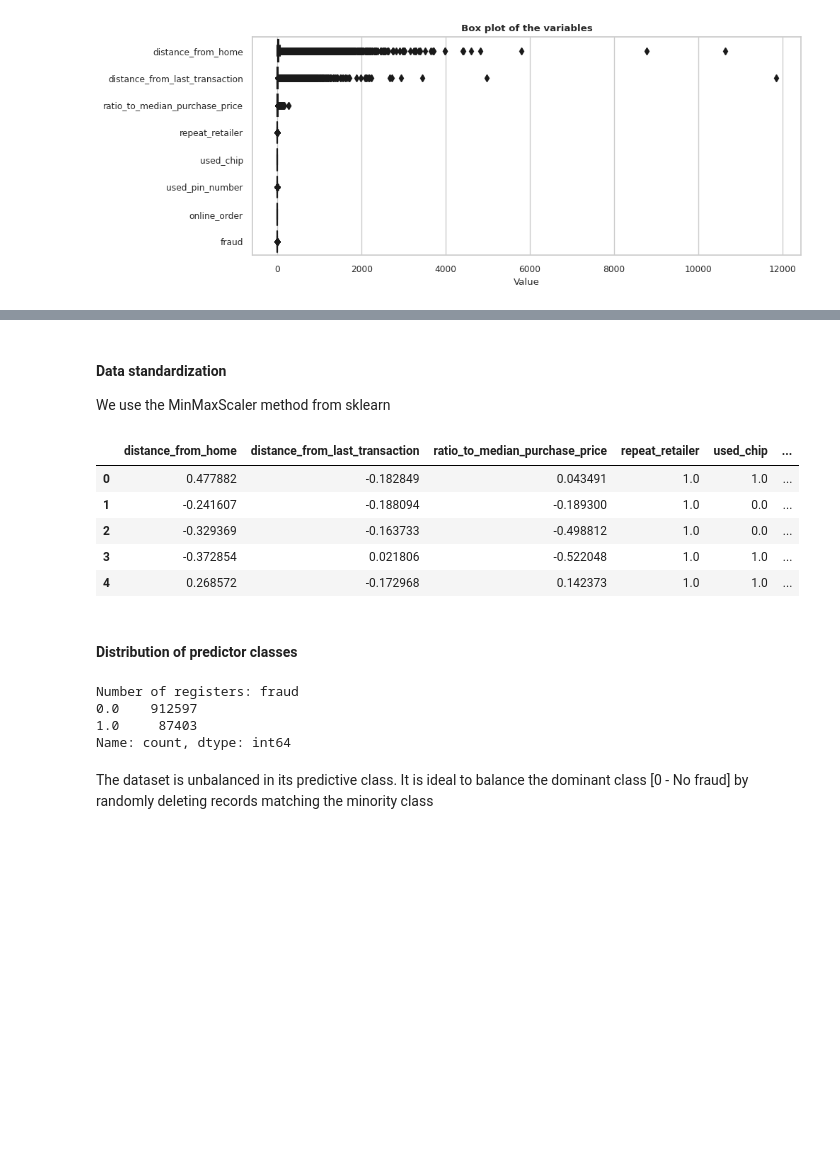
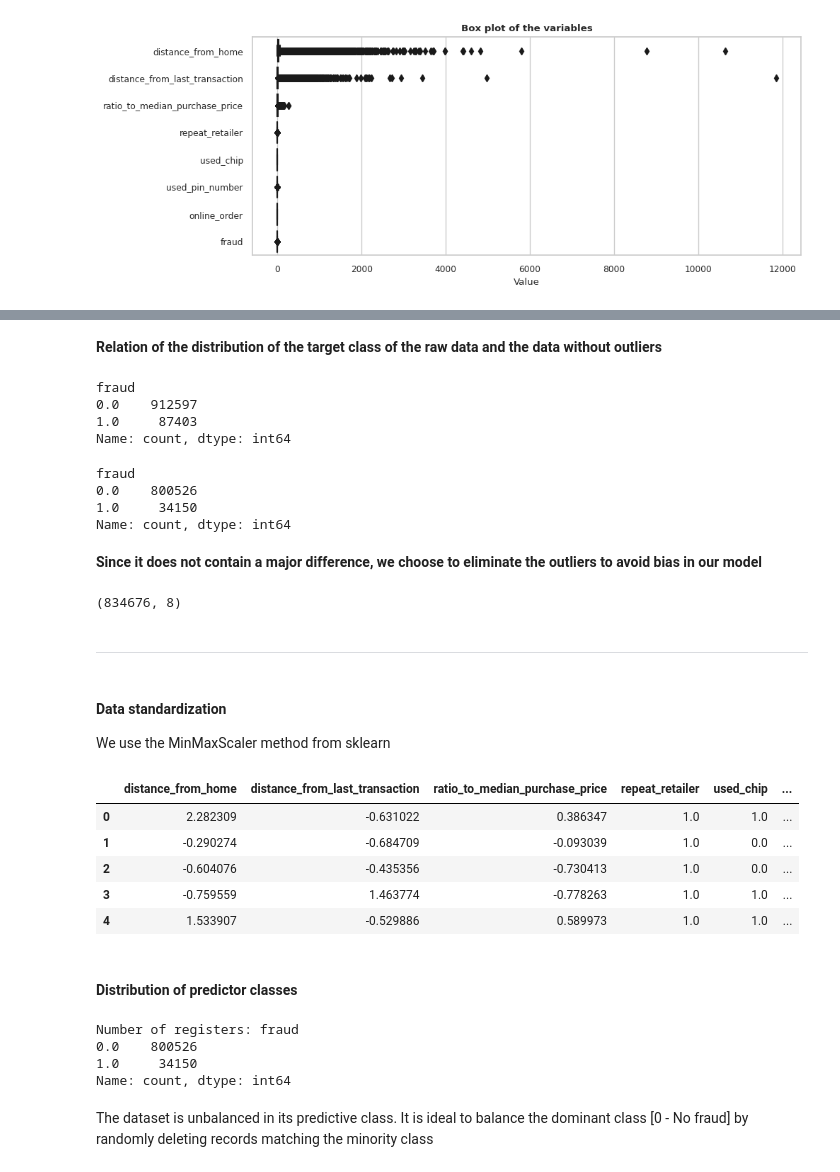
Before and after one commit to William-CCS96/Credit-card-fraud-predictive-model-with_decision_tree_and_random_forest, a Jupyter notebook: notebooks/0.0-credit_card_fraud_predictive_model_with_decision_tree_and_random_forest-introduction.ipynb, the cells around one changed output, grey strips where cells are left out. Cells and saved outputs as stored; diff of their text form; code cells hidden in the pictures; blank space fills up the shorter version.

Commit message:
modify data frame to model

```diff
--- a/notebooks/0.0-credit_card_fraud_predictive_model_with_decision_tree_and_random_forest-introduction.ipynb
+++ b/notebooks/0.0-credit_card_fraud_predictive_model_with_decision_tree_and_random_forest-introduction.ipynb
@@ -184,0 +185,12 @@ The variables with the highest outlier values are those related to distances. Th
+# %%
+def value_iqr(df, variable):
+      q1 = round(df[variable].quantile(q = 0.25),2)
+      q3 = round(df[variable].quantile(q = 0.75), 2)
+      IQR = q3 - q1
+
+      upper_limit = round(q3 + 3 * IQR , 2)
+      return upper_limit
+
+upper_limit_distance_from_home = value_iqr(df, "distance_from_home")
+upper_limit_distance_from_last_transaction = value_iqr(df, "distance_from_last_transaction")
+upper_limit_ratio_to_median_purchase_price = value_iqr(df, "ratio_to_median_purchase_price")
@@ -185,29 +245,58 @@ The variables with the highest outlier values are those related to distances. Th
+# %% [markdown]
+**Relation of the distribution of the target class of the raw data and the data without outliers**
+# %%
+# Raw data
+df["fraud"].value_counts()
+# %% [output]
+fraud
+0.0    912597
+1.0     87403
+Name: count, dtype: int64
+# %%
+# Data without outliers
+df[(df["distance_from_home"] < upper_limit_distance_from_home) & (df["distance_from_last_transaction"] < upper_limit_distance_from_last_transaction)
+   & (df["ratio_to_median_purchase_price"] < upper_limit_ratio_to_median_purchase_price)]["fraud"].value_counts()
+# %% [output]
+fraud
+0.0    800526
+1.0     34150
+Name: count, dtype: int64
+# %% [markdown]
+**Since it does not contain a major difference, we choose to eliminate the outliers to avoid bias in our model**
+# %%
+df_clean = df[(df["distance_from_home"] < upper_limit_distance_from_home) & (df["distance_from_last_transaction"] < upper_limit_distance_from_last_transaction)
+   & (df["ratio_to_median_purchase_price"] < upper_limit_ratio_to_median_purchase_price)]
+df_clean.shape
+# %% [output]
+(834676, 8)
+# %% [markdown]
+___
 # %% [markdown]
 #### Data standardization
 We use the MinMaxScaler method from sklearn
 # %%
 scaler = StandardScaler()
 columns_scaled = ['distance_from_home', 'distance_from_last_transaction', 'ratio_to_median_purchase_price']
 
-df_processing_scaler = scaler.fit_transform(df[columns_scaled])
+df_processing_scaler = scaler.fit_transform(df_clean[columns_scaled])
 df_processing_scaler = pd.DataFrame(df_processing_scaler, columns=columns_scaled)
-df_processing_scaler = pd.concat([df_processing_scaler, df.drop(columns_scaled, axis=1)], axis=1)
+df_processing_scaler = pd.concat([df_processing_scaler, df_clean.drop(columns_scaled, axis=1)], axis=1)
 df_processing_scaler.head()
 # %% [output]
 |  | distance_from_home | distance_from_last_transaction | ratio_to_median_purchase_price | repeat_retailer | used_chip | ... |
-| 0 | 0.477882 | -0.182849 | 0.043491 | 1.0 | 1.0 | ... |
-| 1 | -0.241607 | -0.188094 | -0.189300 | 1.0 | 0.0 | ... |
-| 2 | -0.329369 | -0.163733 | -0.498812 | 1.0 | 0.0 | ... |
-| 3 | -0.372854 | 0.021806 | -0.522048 | 1.0 | 1.0 | ... |
-| 4 | 0.268572 | -0.172968 | 0.142373 | 1.0 | 1.0 | ... |
+| 0 | 2.282309 | -0.631022 | 0.386347 | 1.0 | 1.0 | ... |
+| 1 | -0.290274 | -0.684709 | -0.093039 | 1.0 | 0.0 | ... |
+| 2 | -0.604076 | -0.435356 | -0.730413 | 1.0 | 0.0 | ... |
+| 3 | -0.759559 | 1.463774 | -0.778263 | 1.0 | 1.0 | ... |
+| 4 | 1.533907 | -0.529886 | 0.589973 | 1.0 | 1.0 | ... |
 # %% [markdown]
 #### Distribution of predictor classes
 # %%
-print("Number of registers:", df["fraud"].value_counts())
+print("Number of registers:", df_clean["fraud"].value_counts())
 # %% [output]
 Number of registers: fraud
-0.0    912597
-1.0     87403
+0.0    800526
+1.0     34150
 Name: count, dtype: int64
 # %% [markdown]
 The dataset is unbalanced in its predictive class. It is ideal to balance the dominant class [0 - No fraud] by randomly deleting records matching the minority class
```
Also changed, not shown: parts of 23 cells of this notebook.
